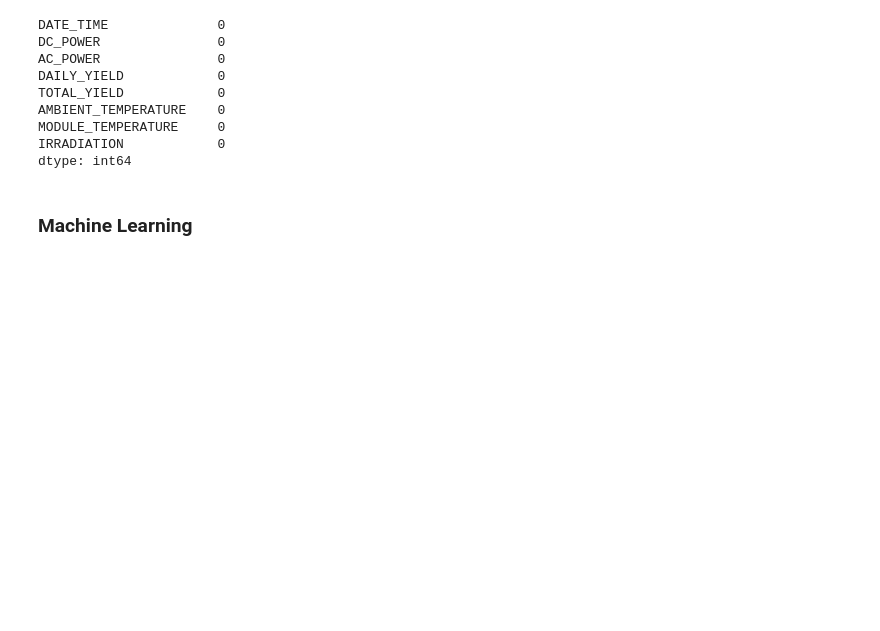
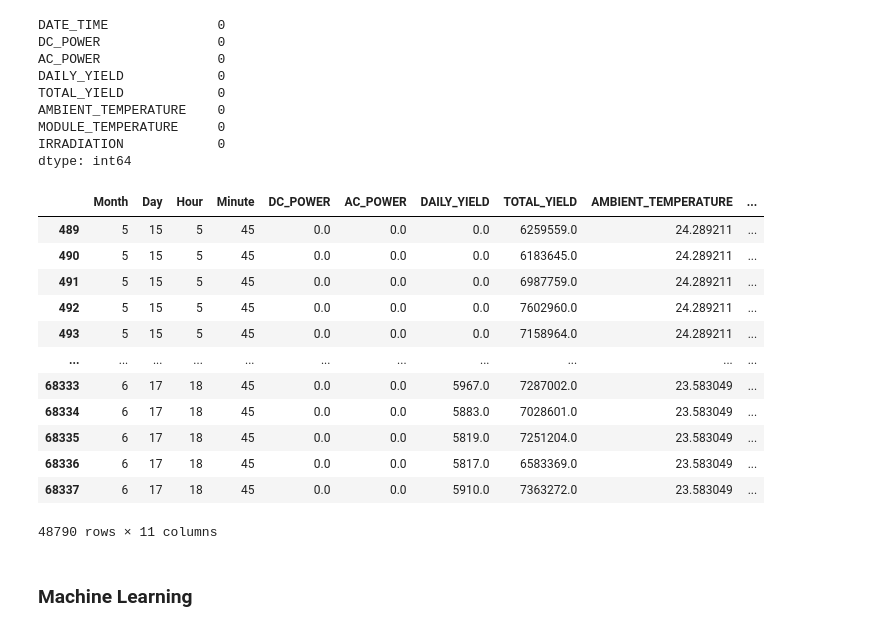
Before and after one commit to Karthik5412/Solar-Energy, a Jupyter notebook: making.ipynb, the cells around one changed output. Drawn from its saved outputs; the diff is of its cells as text; code cells hidden in the pictures; blank space fills up the shorter version.

```diff
--- a/making.ipynb
+++ b/making.ipynb
@@ -122,4 +122,4 @@ df.shape
 # %%
 # We know we don't want night time data
 
-df[df['IRRADIATION'] != 0.0]
+df = df[df['IRRADIATION'] != 0.0]
@@ -163,5 +149,29 @@ AMBIENT_TEMPERATURE    0
 MODULE_TEMPERATURE     0
 IRRADIATION            0
 dtype: int64
+# %%
+df['Month'] = df['DATE_TIME'].dt.month
+df['Day'] = df['DATE_TIME'].dt.day
+
+df['Hour'] = df['DATE_TIME'].dt.hour
+df['Minute'] = df['DATE_TIME'].dt.minute
+# %%
+df = df.drop(columns='DATE_TIME')
+df = df[['Month','Day','Hour','Minute', 'DC_POWER', 'AC_POWER', 'DAILY_YIELD', 'TOTAL_YIELD','AMBIENT_TEMPERATURE', 'MODULE_TEMPERATURE', 'IRRADIATION']]
+df
+# %% [output]
+|  | Month | Day | Hour | Minute | DC_POWER | AC_POWER | DAILY_YIELD | TOTAL_YIELD | AMBIENT_TEMPERATURE | ... |
+| 489 | 5 | 15 | 5 | 45 | 0.0 | 0.0 | 0.0 | 6259559.0 | 24.289211 | ... |
+| 490 | 5 | 15 | 5 | 45 | 0.0 | 0.0 | 0.0 | 6183645.0 | 24.289211 | ... |
+| 491 | 5 | 15 | 5 | 45 | 0.0 | 0.0 | 0.0 | 6987759.0 | 24.289211 | ... |
+| 492 | 5 | 15 | 5 | 45 | 0.0 | 0.0 | 0.0 | 7602960.0 | 24.289211 | ... |
+| 493 | 5 | 15 | 5 | 45 | 0.0 | 0.0 | 0.0 | 7158964.0 | 24.289211 | ... |
+| ... | ... | ... | ... | ... | ... | ... | ... | ... | ... | ... |
+| 68333 | 6 | 17 | 18 | 45 | 0.0 | 0.0 | 5967.0 | 7287002.0 | 23.583049 | ... |
+| 68334 | 6 | 17 | 18 | 45 | 0.0 | 0.0 | 5883.0 | 7028601.0 | 23.583049 | ... |
+| 68335 | 6 | 17 | 18 | 45 | 0.0 | 0.0 | 5819.0 | 7251204.0 | 23.583049 | ... |
+| 68336 | 6 | 17 | 18 | 45 | 0.0 | 0.0 | 5817.0 | 6583369.0 | 23.583049 | ... |
+| 68337 | 6 | 17 | 18 | 45 | 0.0 | 0.0 | 5910.0 | 7363272.0 | 23.583049 | ... |
+48790 rows × 11 columns
 # %% [markdown]
 ### Machine Learning
```
Also changed, not shown: parts of 7 cells of this notebook.
